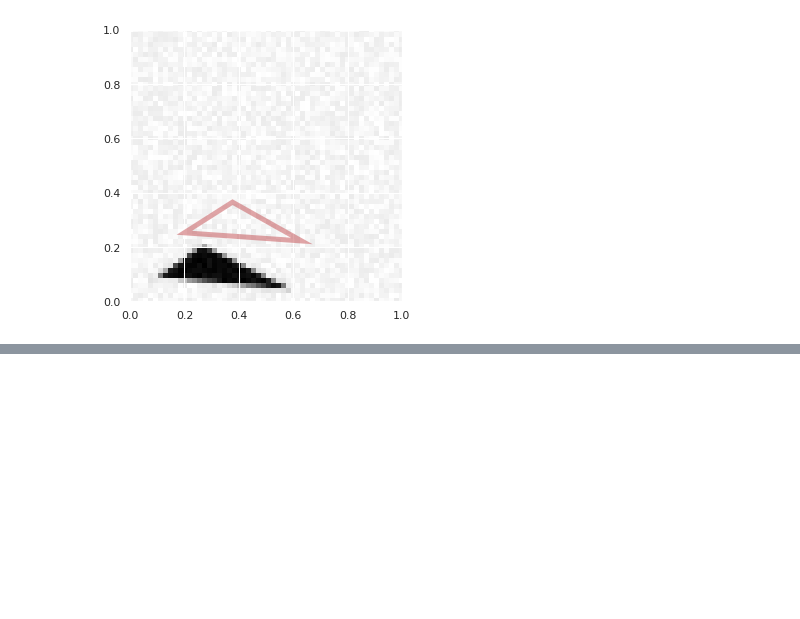
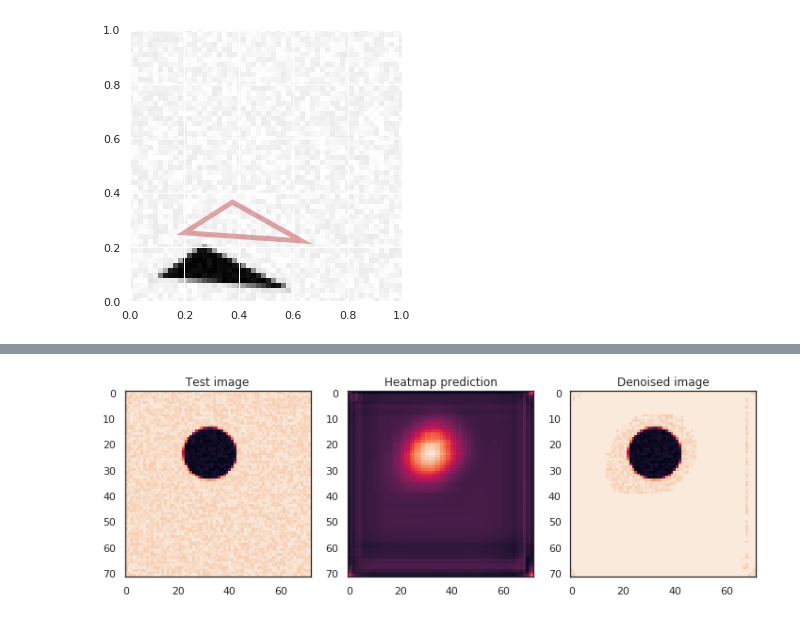
Before and after one commit to lgerrets/dl18-hw1, a Jupyter notebook: report.ipynb, the cells around one changed output, grey strips where cells are left out. Saved outputs shown, nothing was run; the diff lists cells and outputs as text; code cells hidden in the pictures; blank space fills up the shorter version.

```diff
--- a/report.ipynb
+++ b/report.ipynb
@@ -351,6 +354,7 @@ mp1.visualize_prediction(X_test_6[ind], pred[ind]*Y_std_6+Y_mean_6)
 # %% [output]
 [figure]
 # %%
+sns.set(style='white')
 ind = 115
 mp1.visualize_prediction(X_test_6[ind], pred[ind]*Y_std_6+Y_mean_6)
 # %% [output]
@@ -357,0 +366,16 @@ mp1.visualize_prediction(X_test_6[ind], pred[ind]*Y_std_6+Y_mean_6)
+# %%
+# generate datasets
+IMSIZE = int(mp1.IMAGE_SIZE)
+
+n_train = 300
+n_test = 300
+
+def generate_denoising_datasets(n_samples,noise):
+    images_7,noises_7 = mp1.generate_dataset_denoising(n_samples, noise, free_location=True)
+    images_7,noises_7 = images_7.reshape(-1,IMSIZE,IMSIZE),noises_7.reshape(-1,IMSIZE,IMSIZE)
+    shapes_7 = images_7-noises_7
+    targets_7 = np.stack((shapes_7,noises_7),axis=3)
+    return images_7,targets_7
+
+train_images_7,train_targets_7 = generate_denoising_datasets(n_train,20)
+test_images_7,test_targets_7 = generate_denoising_datasets(n_test,20)
@@ -357,0 +442,6 @@ mp1.visualize_prediction(X_test_6[ind], pred[ind]*Y_std_6+Y_mean_6)
+# %%
+# train the model
+model_hg.compile(optimizer=keras.optimizers.Adam(lr=0.001),
+                 loss=keras.losses.categorical_crossentropy,
+                 metrics=[keras.metrics.categorical_accuracy])
+model_hg.fit(train_images_7,train_targets_7,epochs=10,verbose=1,validation_data=(test_images_7,test_targets_7))
@@ -357,0 +467,19 @@ mp1.visualize_prediction(X_test_6[ind], pred[ind]*Y_std_6+Y_mean_6)
+# %%
+pred = model_hg.predict(test_images_7)
+noise_threshold = 0.13
+# %%
+sns.set(style='white')
+ind = 5
+plt.figure(figsize=(12,15))
+plt.subplot(1,3,1)
+plt.imshow(test_images_7[ind,:,:])
+plt.title("Test image")
+plt.subplot(1,3,2)
+plt.imshow(pred[ind,:,:,1])
+plt.title("Heatmap prediction")
+plt.subplot(1,3,3)
+plt.imshow((pred[ind,:,:,1]>noise_threshold)*(test_images_7[ind,:,:]-1))
+plt.title("Denoised image")
+plt.show()
+# %% [output]
+[figure, added]
```
Also changed, not shown: parts of 11 cells of this notebook, 1 other file.
